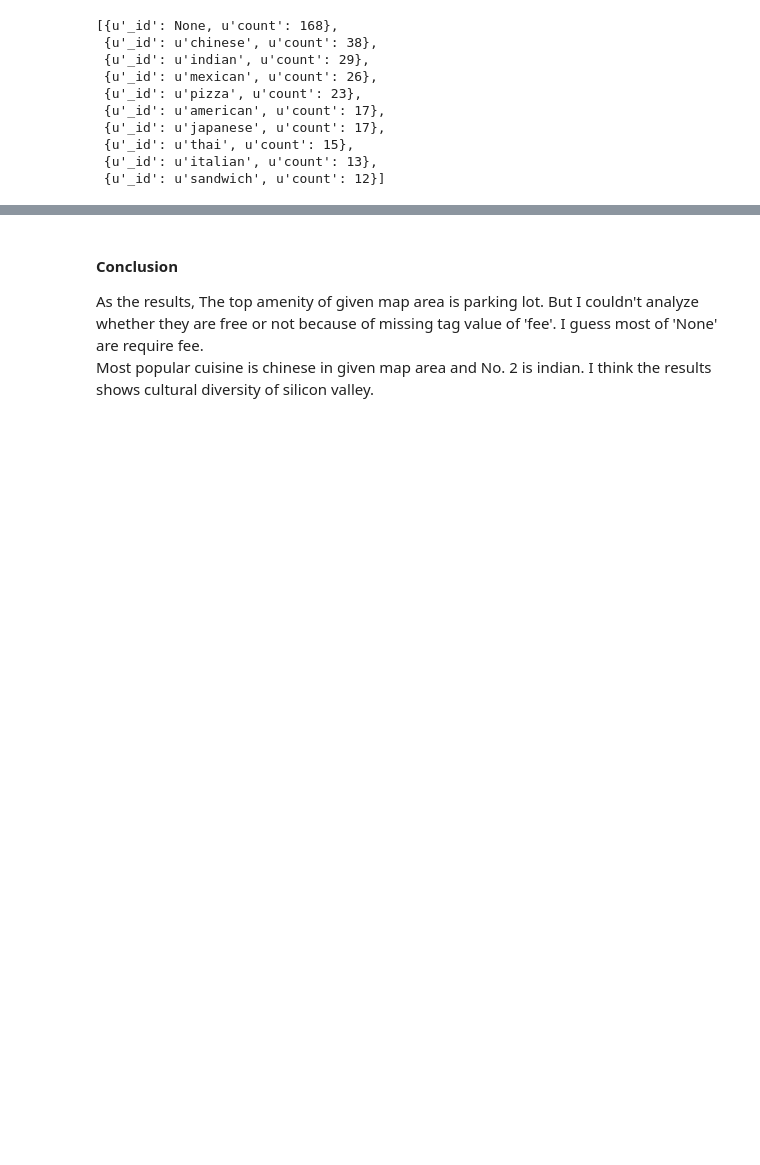
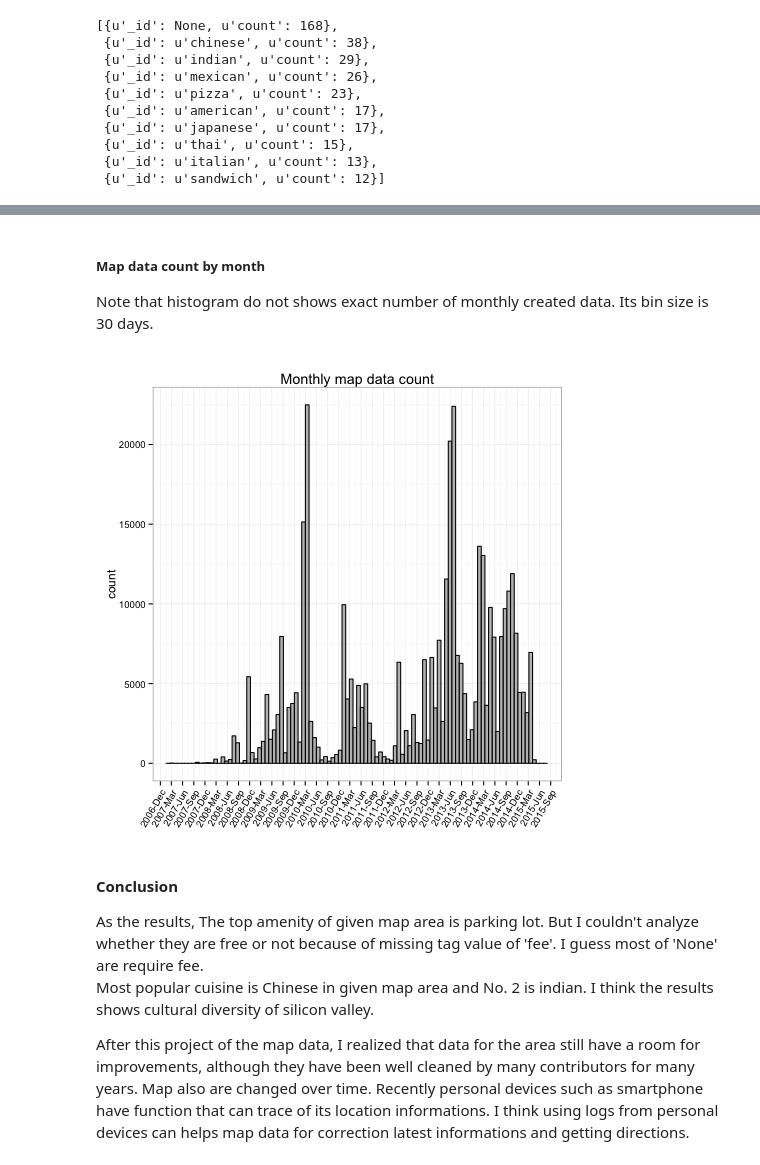
Before and after one commit to yhbyhb/data_analyst_nanodegree_p2, a Jupyter notebook: P2_codes/P2_Data_wrangling_with_mongoDB.ipynb, the cells around one changed output, grey strips where cells are left out. Saved outputs shown, nothing was run; the diff lists cells and outputs as text; code cells hidden in the pictures; blank space fills up the shorter version.

```diff
--- a/P2_codes/P2_Data_wrangling_with_mongoDB.ipynb
+++ b/P2_codes/P2_Data_wrangling_with_mongoDB.ipynb
@@ -274,4 +310,22 @@ pprint(result)
+# %% [markdown]
+##### Map data count by month
+Note that histogram do not shows exact number of monthly created data. Its bin size is 30 days.
+# %%
+%%R
+ggplot(df, aes(timestamp, ..count..)) +
+    geom_histogram(colour = "black", fill = "gray", binwidth=30*24*60*60) +
+    theme_bw() + xlab(NULL) +
+    scale_x_datetime(breaks = date_breaks("3 months"),
+                     labels = date_format("%Y-%b"),
+                     limits = c(as.POSIXct("2007-03-01"),
+                                as.POSIXct("2015-6-30")) ) +
+    theme_bw() + xlab(NULL) + ggtitle('Monthly map data count') +
+    theme(axis.text.x  = element_text(angle=60, hjust = 1, vjust = 1))
+# %% [output]
+[figure, added]
 # %% [markdown]
 #### Conclusion
 As the results, The top amenity of given map area is parking lot. But I couldn't analyze whether they are free or not because of missing tag value of 'fee'. I guess most of 'None' are require fee.
-Most popular cuisine is chinese in given map area and No. 2 is indian. I think the results shows cultural diversity of silicon valley.
+Most popular cuisine is Chinese in given map area and No. 2 is indian. I think the results shows cultural diversity of silicon valley.
+
+After this project of the map data, I realized that data for the area still have a room for improvements, although they have been well cleaned by many contributors for many years. Map also are changed over time. Recently personal devices such as smartphone have function that can trace of its location informations. I think using logs from personal devices can helps map data for correction latest informations and getting directions.
```
Also changed, not shown: parts of 31 cells of this notebook, 7 other files.
